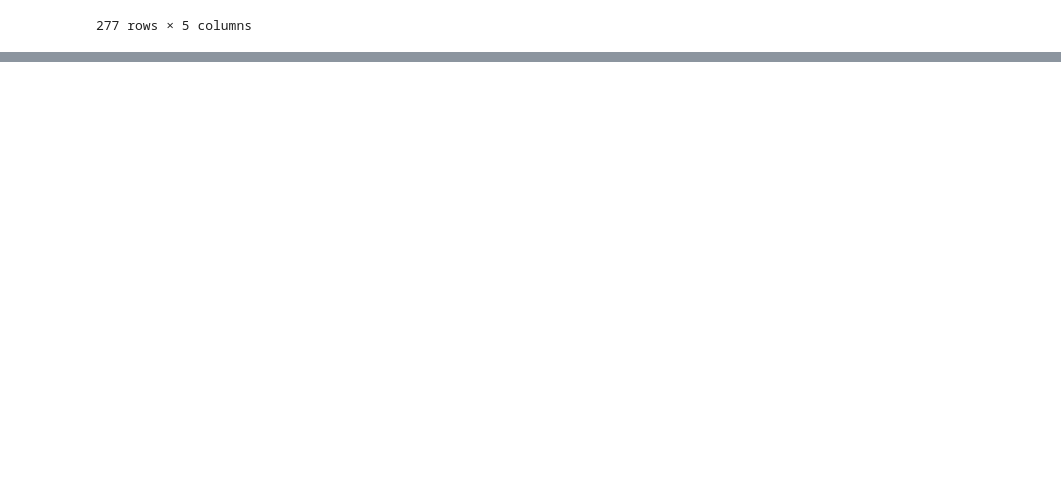
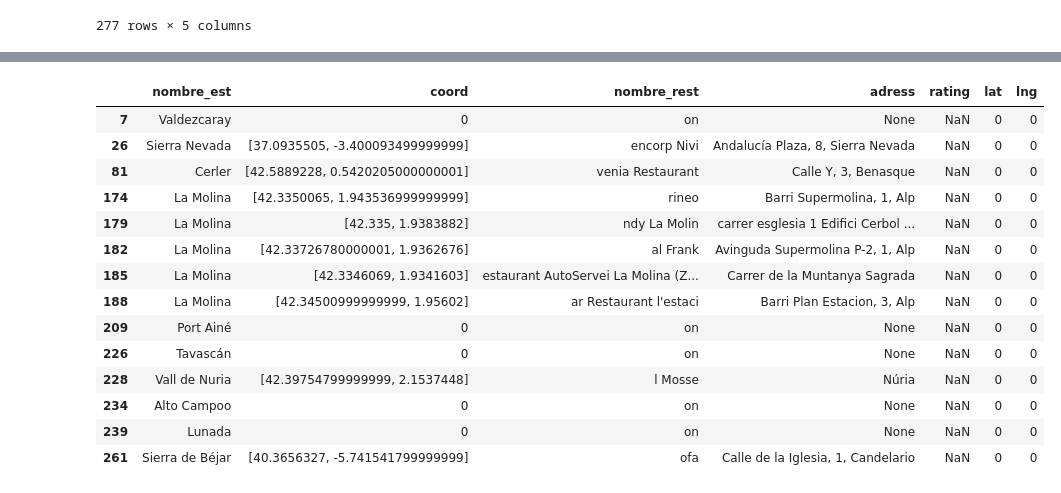
Before and after one commit to Afidalgo-fmm/Sking-across-Spain, a Jupyter notebook: ApiGoogle.ipynb, the cells around one changed output, grey strips where cells are left out. Cells and saved outputs as stored; diff of their text form; code cells hidden in the pictures; blank space fills up the shorter version.

```diff
--- a/ApiGoogle.ipynb
+++ b/ApiGoogle.ipynb
@@ -212,0 +193,5 @@ pandas.core.series.Series
+# %%
+a = df.loc[df.coord == 0]
+for i in a:
+    if i in df.coord:
+        df.drop(i, axis = 1, inplace = True)
@@ -212,0 +207,2 @@ pandas.core.series.Series
+# %%
+df.coord = df.coord.fillna(0)
@@ -212,0 +229,3 @@ pandas.core.series.Series
+# %%
+df['lat'] = [i[0] for i in df['coord']]
+df['lng'] = [i[1] for i in df['coord']]
@@ -212,0 +234,18 @@ pandas.core.series.Series
+# %%
+df[df.isnull().any(axis=1)]
+# %% [output]
+|  | nombre_est | coord | nombre_rest | adress | rating | lat | lng |
+| 7 | Valdezcaray | 0 | on | None | NaN | 0 | 0 |
+| 26 | Sierra Nevada | [37.0935505, -3.400093499999999] | encorp Nivi | Andalucía Plaza, 8, Sierra Nevada | NaN | 0 | 0 |
+| 81 | Cerler | [42.5889228, 0.5420205000000001] | venia Restaurant | Calle Y, 3, Benasque | NaN | 0 | 0 |
+| 174 | La Molina | [42.3350065, 1.943536999999999] | rineo | Barri Supermolina, 1, Alp | NaN | 0 | 0 |
+| 179 | La Molina | [42.335, 1.9383882] | ndy La Molin | carrer esglesia 1 Edifici Cerbol ... | NaN | 0 | 0 |
+| 182 | La Molina | [42.33726780000001, 1.9362676] | al Frank | Avinguda Supermolina P-2, 1, Alp | NaN | 0 | 0 |
+| 185 | La Molina | [42.3346069, 1.9341603] | estaurant AutoServei La Molina (Z... | Carrer de la Muntanya Sagrada | NaN | 0 | 0 |
+| 188 | La Molina | [42.34500999999999, 1.95602] | ar Restaurant l'estaci | Barri Plan Estacion, 3, Alp | NaN | 0 | 0 |
+| 209 | Port Ainé | 0 | on | None | NaN | 0 | 0 |
+| 226 | Tavascán | 0 | on | None | NaN | 0 | 0 |
+| 228 | Vall de Nuria | [42.39754799999999, 2.1537448] | l Mosse | Núria | NaN | 0 | 0 |
+| 234 | Alto Campoo | 0 | on | None | NaN | 0 | 0 |
+| 239 | Lunada | 0 | on | None | NaN | 0 | 0 |
+| 261 | Sierra de Béjar | [40.3656327, -5.741541799999999] | ofa | Calle de la Iglesia, 1, Candelario | NaN | 0 | 0 |
```
Also changed, not shown: parts of 25 cells of this notebook, 4 other files.
